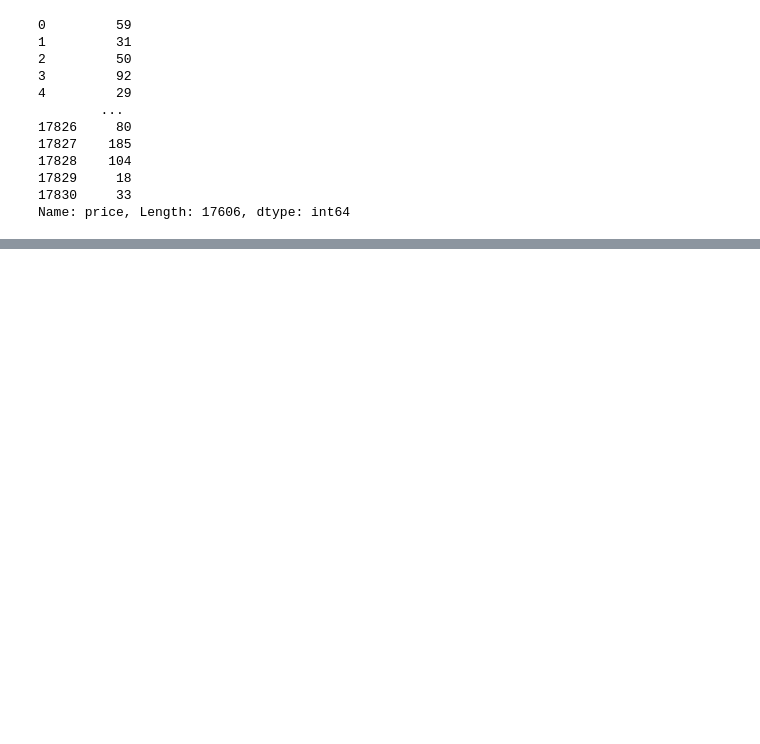
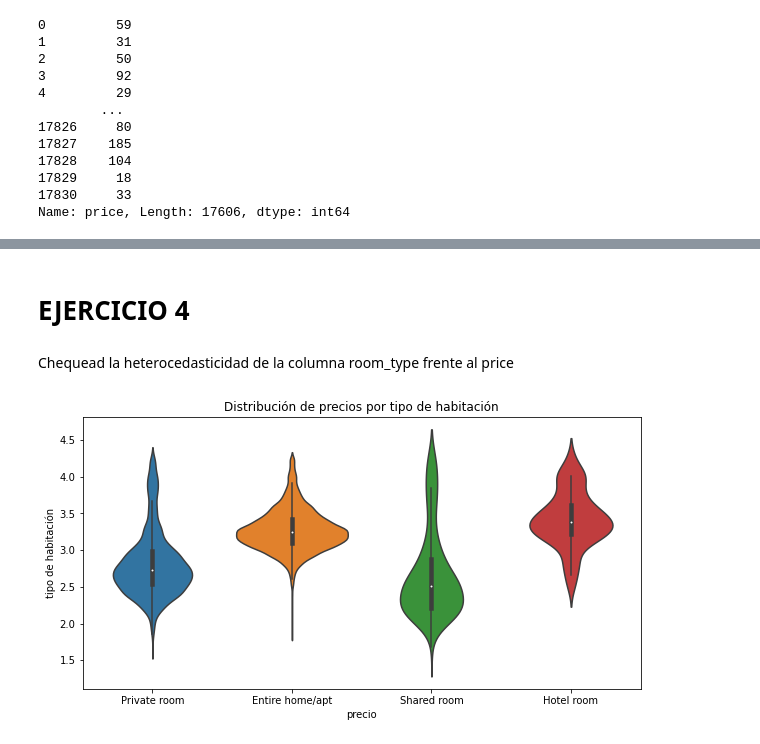
Before and after one commit to Adalab/DA-promo-a-modulo-3-pair-1-Almudena-Lara, a Jupyter notebook: TEST ESTADÍSTICOS/T.E. 3/estadísticos_3.ipynb, the cells around one changed output, grey strips where cells are left out. Saved outputs shown, nothing was run; the diff lists cells and outputs as text; code cells hidden in the pictures; blank space fills up the shorter version.

```diff
--- a/TEST ESTADÍSTICOS/T.E. 3/estadísticos_3.ipynb
+++ b/TEST ESTADÍSTICOS/T.E. 3/estadísticos_3.ipynb
@@ -129,0 +175,19 @@ ConversionError: Failed to convert value(s) to axis units: Index(['price', 'mini
+# %% [markdown]
+# EJERCICIO 4
+# %% [markdown]
+Chequead la heterocedasticidad de la columna room_type frente al price
+# %%
+fig, ax = plt.subplots(nrows=1, ncols=1, figsize=(10, 5))
+
+sns.violinplot(
+    x       = 'room_type',
+    y       = 'price',
+    data    = df,
+    palette = 'tab10',
+    ax      = ax
+)
+ax.set_title('Distribución de precios por tipo de habitación')
+ax.set_xlabel('precio')
+ax.set_ylabel('tipo de habitación');
+# %% [output]
+[figure, added]
```
Also changed, not shown: parts of 20 cells of this notebook.
